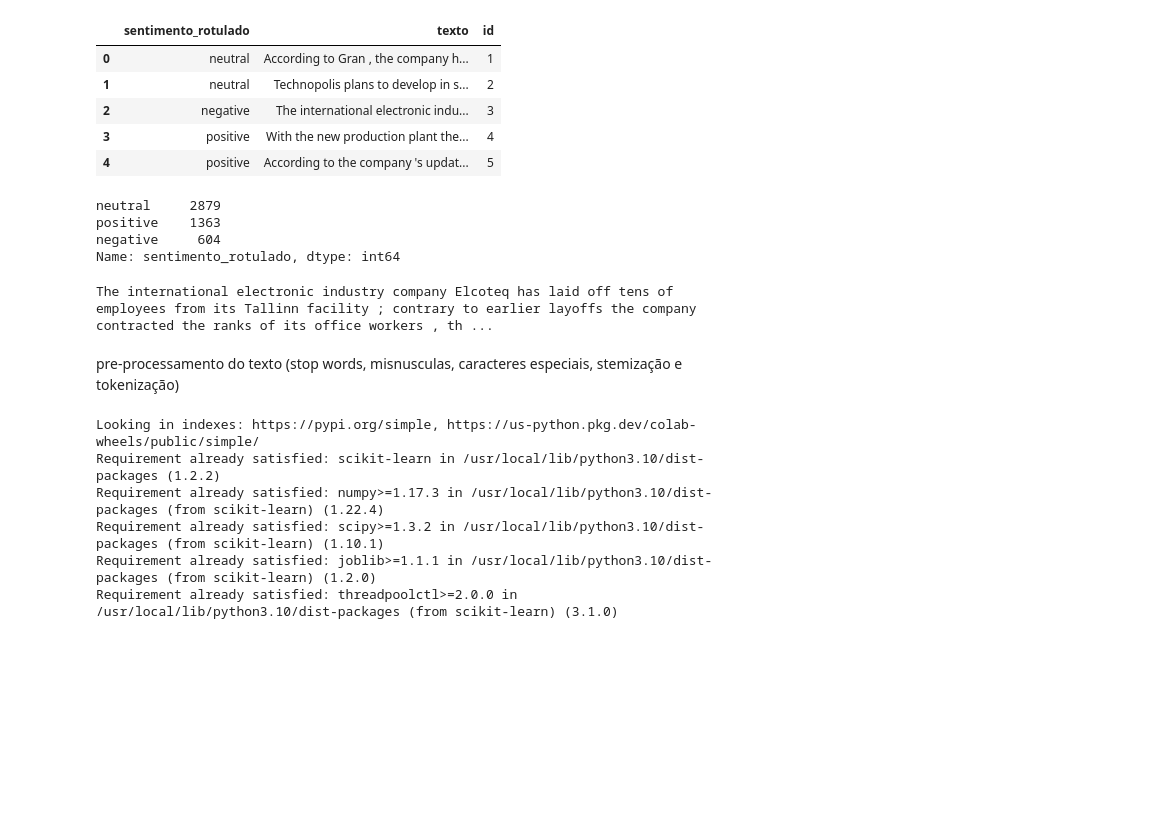
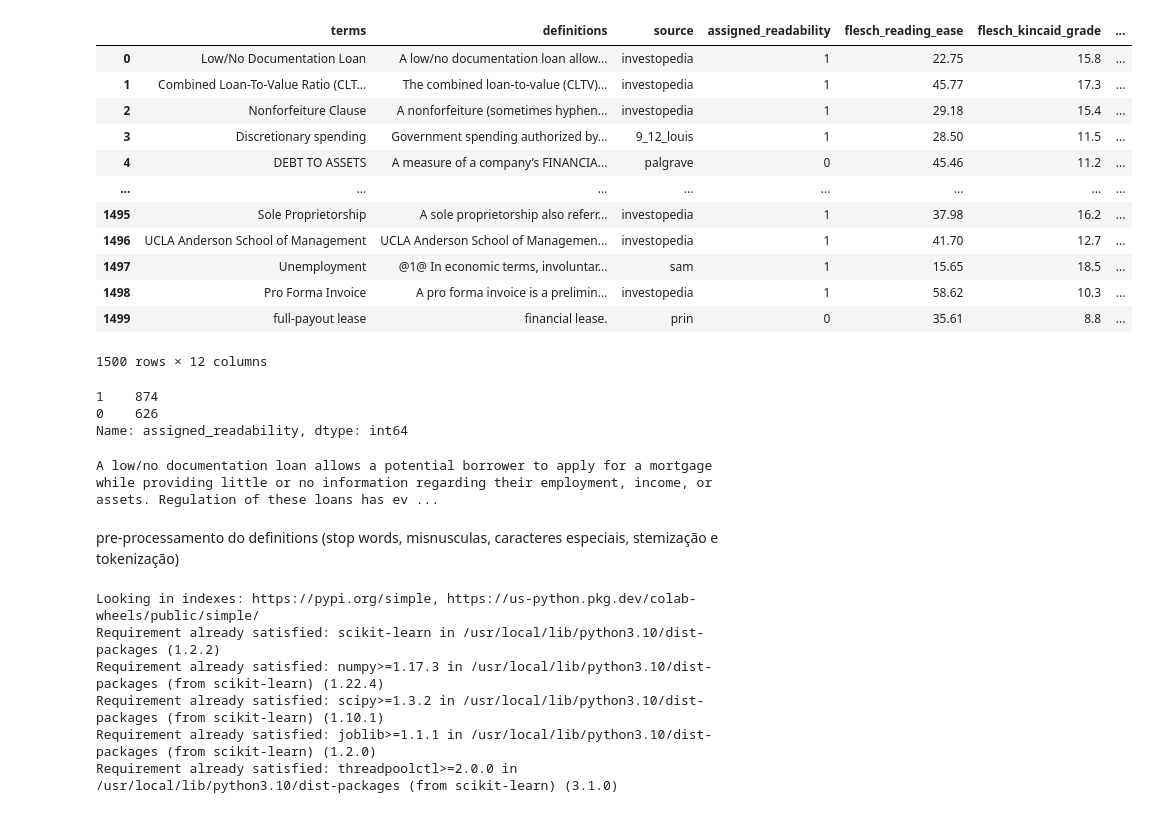
Before and after one commit to jeffersonramelo/Textual-Analysis, a Jupyter notebook: C5_legibilidade_ML.ipynb, the cells around one changed output. Drawn from its saved outputs; the diff is of its cells as text; code cells hidden in the pictures; blank space fills up the shorter version.

```diff
--- a/C5_legibilidade_ML.ipynb
+++ b/C5_legibilidade_ML.ipynb
@@ -1,40 +1,43 @@
 # %% [markdown]
 <a href="https://colab.research.google.com/github/jeffersonramelo/Textual-Analysis/blob/main/C5_legibilidade_ML.ipynb" target="_parent"><img src="https://colab.research.google.com/assets/colab-badge.svg" alt="Open In Colab"/></a>
 # %%
-# Caminho do arquivo CSV
-caminho_arquivo = "/content/C123_dataset sentimento rotulados.csv"
-
 # Ler o arquivo CSV
 import pandas as pd
-df = pd.read_csv(caminho_arquivo, sep=",", encoding='latin-1')
+df = pd.read_csv("/content/C456_ dataset legibilidade rotulados.csv")
 # %%
 #vizualizar dados
-df.head()
+df
 # %% [output]
-|  | sentimento_rotulado | texto | id |
-| 0 | neutral | According to Gran , the company h... | 1 |
-| 1 | neutral | Technopolis plans to develop in s... | 2 |
-| 2 | negative | The international electronic indu... | 3 |
-| 3 | positive | With the new production plant the... | 4 |
-| 4 | positive | According to the company 's updat... | 5 |
+|  | terms | definitions | source | assigned_readability | flesch_reading_ease | flesch_kincaid_grade | ... |
+| 0 | Low/No Documentation Loan | A low/no documentation loan allow... | investopedia | 1 | 22.75 | 15.8 | ... |
+| 1 | Combined Loan-To-Value Ratio (CLT... | The combined loan-to-value (CLTV)... | investopedia | 1 | 45.77 | 17.3 | ... |
+| 2 | Nonforfeiture Clause | A nonforfeiture (sometimes hyphen... | investopedia | 1 | 29.18 | 15.4 | ... |
+| 3 | Discretionary spending | Government spending authorized by... | 9_12_louis | 1 | 28.50 | 11.5 | ... |
+| 4 | DEBT TO ASSETS | A measure of a company’s FINANCIA... | palgrave | 0 | 45.46 | 11.2 | ... |
+| ... | ... | ... | ... | ... | ... | ... | ... |
+| 1495 | Sole Proprietorship | A sole proprietorship also referr... | investopedia | 1 | 37.98 | 16.2 | ... |
+| 1496 | UCLA Anderson School of Management | UCLA Anderson School of Managemen... | investopedia | 1 | 41.70 | 12.7 | ... |
+| 1497 | Unemployment | @1@ In economic terms, involuntar... | sam | 1 | 15.65 | 18.5 | ... |
+| 1498 | Pro Forma Invoice | A pro forma invoice is a prelimin... | investopedia | 1 | 58.62 | 10.3 | ... |
+| 1499 | full-payout lease | financial lease. | prin | 0 | 35.61 | 8.8 | ... |
+1500 rows × 12 columns
 # %%
 #quantos dados positivo e negativos?
-df.sentimento_rotulado.value_counts()
+df.assigned_readability.value_counts()
 # %% [output]
-neutral     2879
-positive    1363
-negative     604
-Name: sentimento_rotulado, dtype: int64
+1    874
+0    626
+Name: assigned_readability, dtype: int64
 # %%
-# Acessar os textos contidos nas celulas, só substituir o número da celula que deseja vizualizar
-celula = df.loc[2, 'texto']
+# Acessar os definitionsitionss contidos nas celulas, só substituir o número da celula que deseja vizualizar
+celula = df.loc[0, 'definitions']
 
 # Imprimir o conteúdo da célula
 print(celula)
 # %% [output]
-The international electronic industry company Elcoteq has laid off tens of employees from its Tallinn facility ; contrary to earlier layoffs the company contracted the ranks of its office workers , th ...
+A low/no documentation loan allows a potential borrower to apply for a mortgage while providing little or no information regarding their employment, income, or assets. Regulation of these loans has ev ...
 # %% [markdown]
-pre-processamento do texto (stop words, misnusculas, caracteres especiais, stemização e tokenização)
+pre-processamento do definitions (stop words, misnusculas, caracteres especiais, stemização e tokenização)
 # %%
 pip install scikit-learn
 # %% [output]
```
Also changed, not shown: parts of 17 cells of this notebook.
